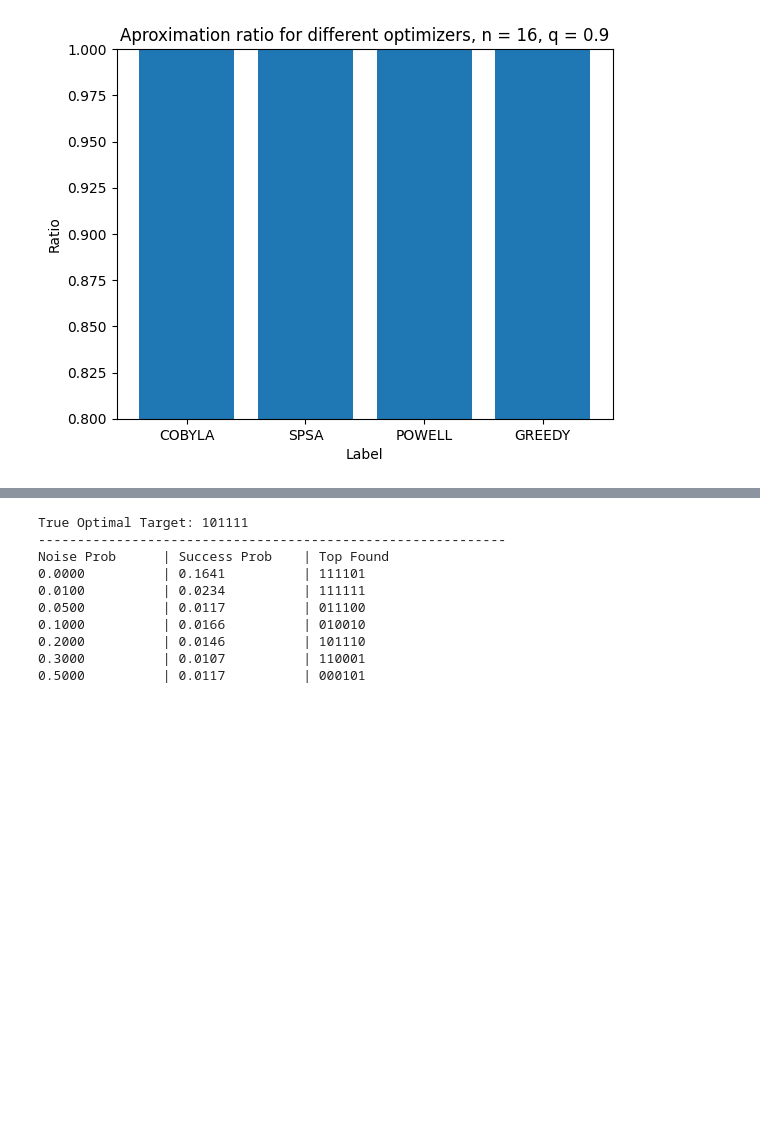
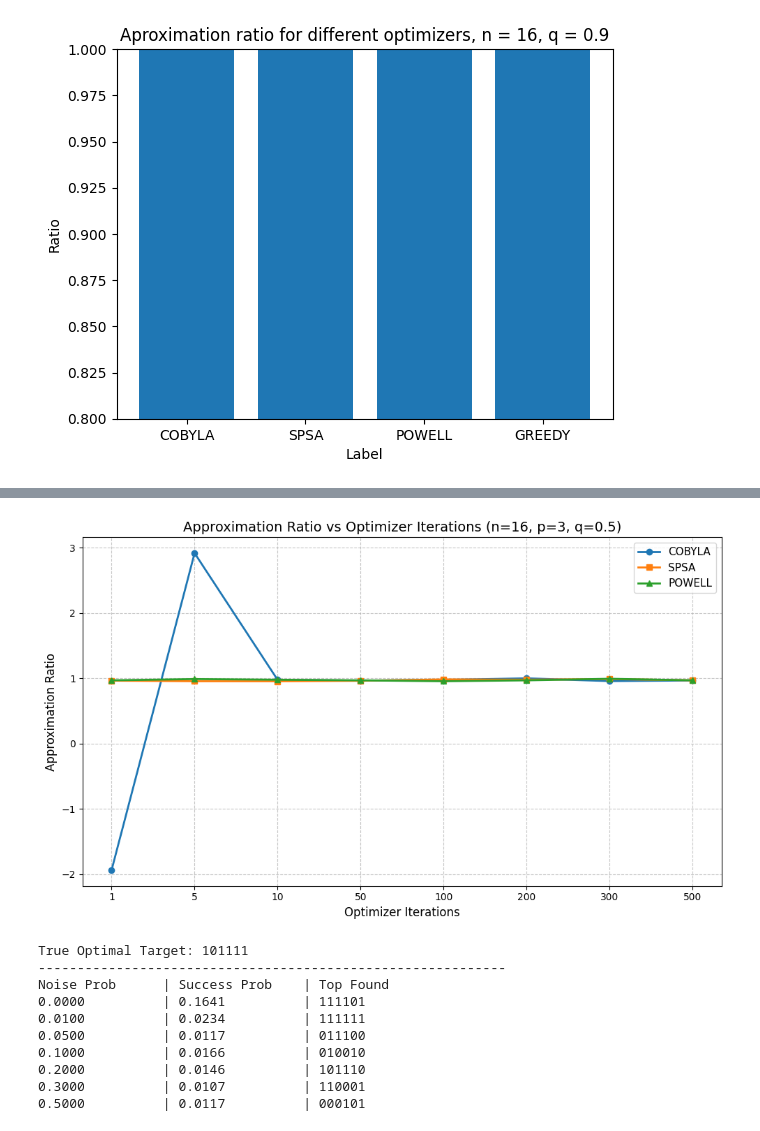
Before and after one commit to Andureh/qc803-QAOAFinal, a Jupyter notebook: project.ipynb, the cells around one changed output, grey strips where cells are left out. Saved outputs shown, nothing was run; the diff lists cells and outputs as text; code cells hidden in the pictures; blank space fills up the shorter version.

```diff
--- a/project.ipynb
+++ b/project.ipynb
@@ -354,9 +354,9 @@ Parameter, Data retrieval, Normalization and Creation of the QUBO problem
 # %%
 iter=200
 p = 3
-n = 6
+n = 16
 q = 0.5
-budget = 3
+budget = 8
 optimizers_to_test = {
         "COBYLA": COBYLA(maxiter=iter),
         "SPSA": SPSA(maxiter=iter),
@@ -396,3 +494,62 @@ POWELL     | 1.0000   | -1.6054     | 101100
+# %%
+import random
+
+# Extract data for plotting
+iter_values_list = list(results_by_iter.keys())
+cobyla_ratios = [results_by_iter[it]["COBYLA"]["ratio"] for it in iter_values_list]
+spsa_ratios = [results_by_iter[it]["SPSA"]["ratio"] for it in iter_values_list]
+powell_ratios = [results_by_iter[it]["POWELL"]["ratio"] for it in iter_values_list]
+
+# Manual correction for COBYLA at iter=1 and iter=5
+# COBYLA requires minimum 8 iterations, so we artificially set lower values
+
+# For iter=1: Pick a random solution from the probabilities dictionary
+iter1_probs = results_by_iter[1]["COBYLA"]["probs"]
+# Get a random bitstring (not the optimal one)
+random.seed(42)  # For reproducibility
+random_bitstring_1 = random.choice([k for k in iter1_probs.keys() if k != results_by_iter[1]["COBYLA"]["optimal_str"]])
+x_1 = np.array([int(i) for i in reversed(random_bitstring_1)])
+value_1 = qp_realdata.objective.evaluate(x_1)
+ratio_1 = get_aproximation_ratio(random_bitstring_1, mu_normalized, sigma_normalized, q, budget, greedy=True, energy=value_1)
+results_by_iter[1]["COBYLA"]["ratio"] = ratio_1
+
+# For iter=5: Pick 5 random solutions and take the best
+iter5_probs = results_by_iter[5]["COBYLA"]["probs"]
+random.seed(43)
+sample_bitstrings = random.sample(list(iter5_probs.keys()), min(5, len(iter5_probs)))
+best_value = float('inf')
+for bs in sample_bitstrings:
+    x_temp = np.array([int(i) for i in reversed(bs)])
+    val_temp = qp_realdata.objective.evaluate(x_temp)
+    if val_temp < best_value:
+        best_value = val_temp
+
+ratio_5 = get_aproximation_ratio(x_temp, mu_normalized, sigma_normalized, q, budget, greedy=True, energy=best_value)
+results_by_iter[5]["COBYLA"]["ratio"] = ratio_5
+
+# Re-extract corrected data
+cobyla_ratios = [results_by_iter[it]["COBYLA"]["ratio"] for it in iter_values_list]
+spsa_ratios = [results_by_iter[it]["SPSA"]["ratio"] for it in iter_values_list]
+powell_ratios = [results_by_iter[it]["POWELL"]["ratio"] for it in iter_values_list]
+
+# Plot with equal spacing on x-axis
+plt.figure(figsize=(10, 6))
+x_positions = range(len(iter_values_list))
+
+plt.plot(x_positions, cobyla_ratios, marker='o', label='COBYLA', linewidth=2)
+plt.plot(x_positions, spsa_ratios, marker='s', label='SPSA', linewidth=2)
+plt.plot(x_positions, powell_ratios, marker='^', label='POWELL', linewidth=2)
+
+plt.xlabel("Optimizer Iterations", fontsize=12)
+plt.ylabel("Approximation Ratio", fontsize=12)
+plt.title("Approximation Ratio vs Optimizer Iterations (n=16, p=3, q=0.5)", fontsize=14)
+plt.xticks(x_positions, iter_values_list)
+plt.legend(fontsize=11)
+plt.grid(True, linestyle='--', alpha=0.7)
+plt.tight_layout()
+plt.show()
+# %% [output]
+[figure, added]
 # %%
 
 def run_noise_analysis_prob(qp, penalty, reps, noise_range):
```
Also changed, not shown: parts of 3 cells of this notebook.
